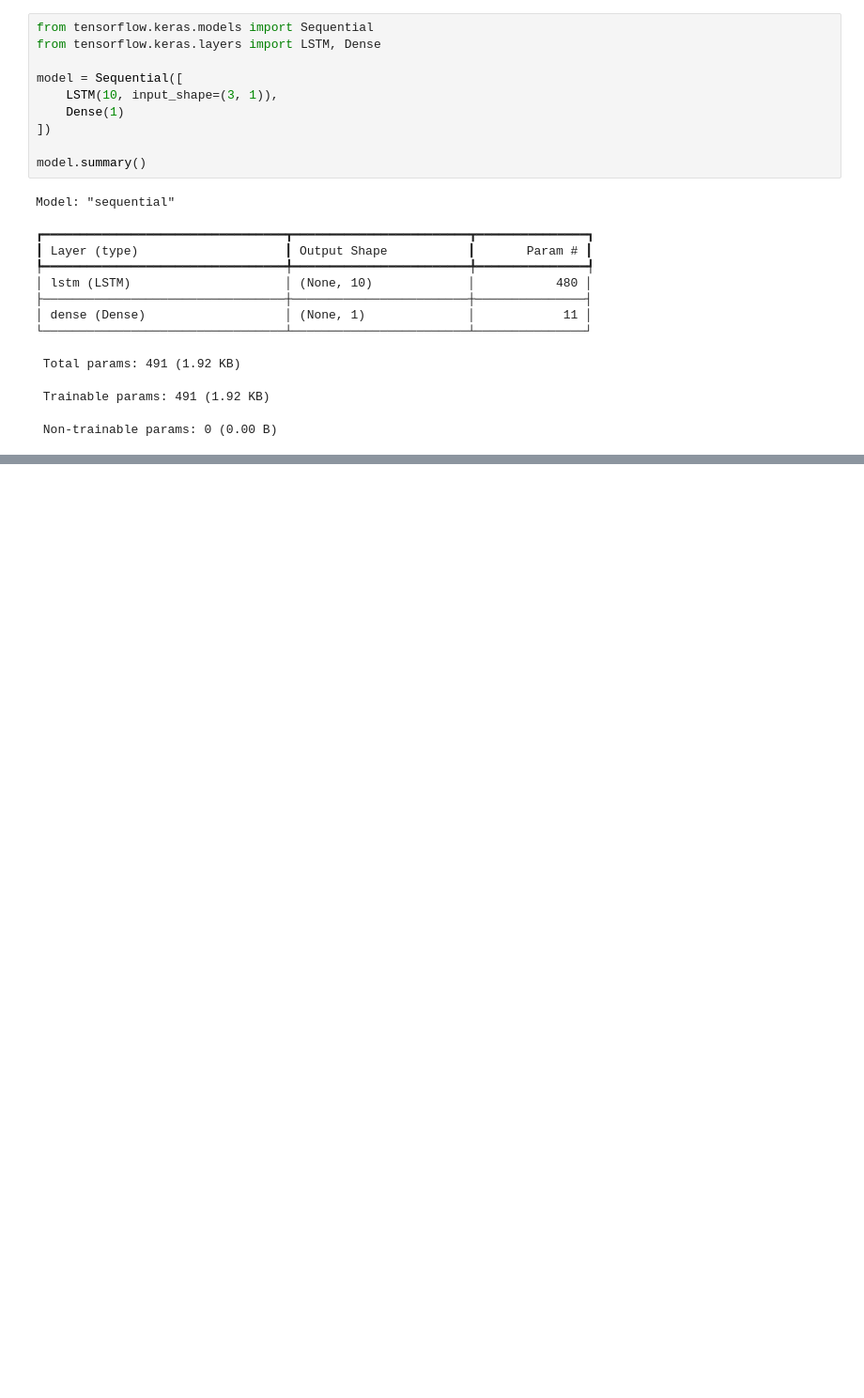
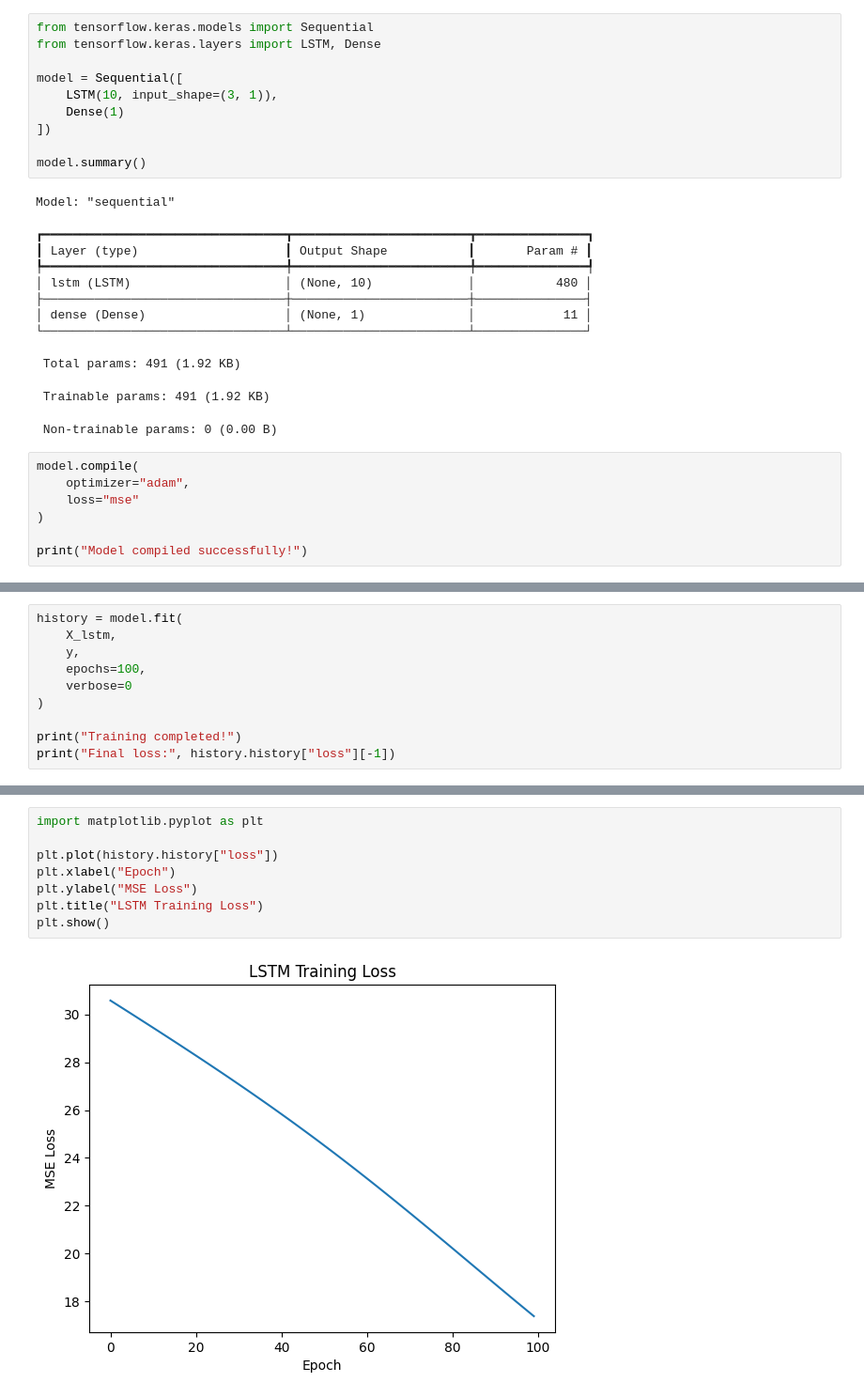
Before and after one commit to sans0726/100-days-of-deep-learning, a Jupyter notebook: LSTM1.ipynb, the cells around one changed output, grey strips where cells are left out. Shown at 94% size. Saved outputs shown, nothing was run; the diff lists cells and outputs as text; blank space fills up the shorter version.

Commit message:
next lstm

```diff
--- a/LSTM1.ipynb
+++ b/LSTM1.ipynb
@@ -68,3 +68,10 @@ Model: "sequential"
  Total params: 491 (1.92 KB)
  Trainable params: 491 (1.92 KB)
  Non-trainable params: 0 (0.00 B)
+# %%
+model.compile(
+    optimizer="adam",
+    loss="mse"
+)
+
+print("Model compiled successfully!")
@@ -70,0 +80,10 @@ Model: "sequential"
+# %%
+history = model.fit(
+    X_lstm,
+    y,
+    epochs=100,
+    verbose=0
+)
+
+print("Training completed!")
+print("Final loss:", history.history["loss"][-1])
@@ -70,0 +93,10 @@ Model: "sequential"
+# %%
+import matplotlib.pyplot as plt
+
+plt.plot(history.history["loss"])
+plt.xlabel("Epoch")
+plt.ylabel("MSE Loss")
+plt.title("LSTM Training Loss")
+plt.show()
+# %% [output]
+[figure, added]
```
Also changed, not shown: parts of 2 cells of this notebook.
